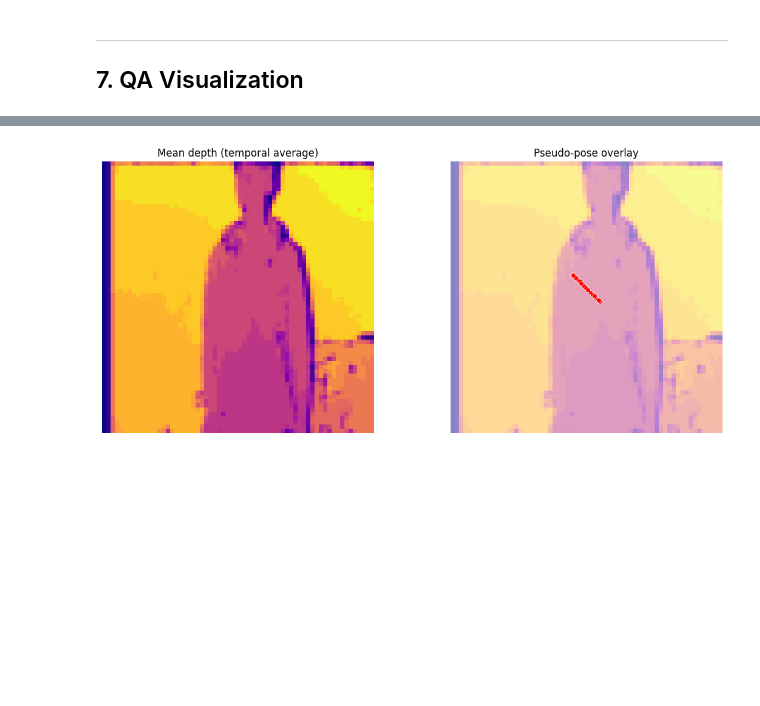
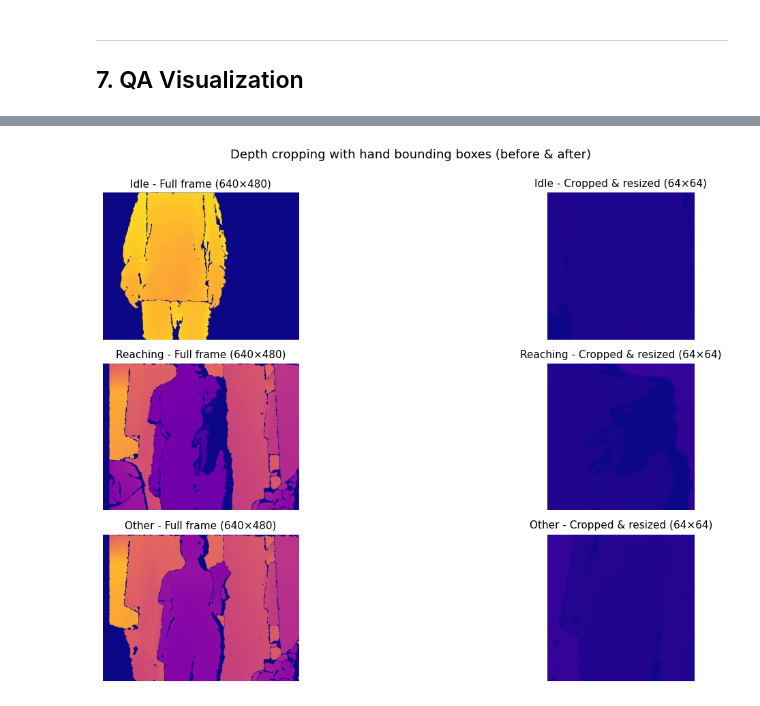
Before and after one commit to hinpak/comp4471-project, a Jupyter notebook: notebook/10_custom_data_prep.ipynb, the cells around one changed output, grey strips where cells are left out. Drawn from its saved outputs; the diff is of its cells as text; code cells hidden in the pictures; blank space fills up the shorter version.

```diff
--- a/notebook/10_custom_data_prep.ipynb
+++ b/notebook/10_custom_data_prep.ipynb
@@ -438,24 +554,30 @@ print('✓ Saved class_distribution.png')
 # Visualize sample windows from each class
 fig, axes = plt.subplots(3, 8, figsize=(16, 6))
 
-for row, (label, name) in enumerate([(0, 'Idle'), (1, 'Reaching'), (2, 'Grabbing')]):
-    # Find first window of this class
+for row, (label, name) in enumerate([(0, 'Idle'), (1, 'Reaching'), (2, 'Other')]):
+    # Find first window of this class in training set
     indices_of_class = np.where(train_labels == label)[0]
     if len(indices_of_class) > 0:
         win_idx = indices_of_class[0]
-        window = train_depth[win_idx]  # (16, 64, 64)
+        window = train_depth[win_idx]  # (T, 64, 64)
 
-        # Show 8 frames from this window
+        # Show 8 evenly-spaced frames from this window
         for col in range(8):
-            frame_idx = col * (len(window) // 8)
+            frame_idx = min(col * (len(window) // 8), len(window) - 1)
             ax = axes[row, col]
             ax.imshow(window[frame_idx], cmap='plasma', vmin=0, vmax=1)
             ax.set_title(f't={frame_idx}', fontsize=8)
             ax.axis('off')
 
-        axes[row, 0].set_ylabel(name, fontsize=10, fontweight='bold')
+        axes[row, 0].set_ylabel(name, fontsize=11, fontweight='bold')
+    else:
+        # No samples of this class
+        for col in range(8):
+            axes[row, col].text(0.5, 0.5, f'No {name} samples',
+                               ha='center', va='center', transform=axes[row, col].transAxes)
+            axes[row, col].axis('off')
 
-fig.suptitle('Sample depth windows from custom dataset (first 8 frames)', fontsize=12)
+fig.suptitle('Sample depth windows (T=16, cropped with hand bounding boxes)', fontsize=12, y=0.98)
 plt.tight_layout()
 plt.savefig(CUSTOM_PROC_DIR / 'sample_windows.png', dpi=100, bbox_inches='tight')
 plt.show()
@@ -465,42 +587,46 @@ print('✓ Saved sample_windows.png')
 ✓ Saved sample_windows.png
 # %%
-# Visualize pseudo-pose labels for a sample window
-# Compare window geometry vs pseudo-skeleton
+# Demonstrate bounding box cropping: before & after
+# Pick a few samples to show the improvement from cropping
 
-fig, axes = plt.subplots(1, 2, figsize=(12, 5))
+fig = plt.figure(figsize=(16, 8))
 
-# Show depth
-sample_window = train_depth[0]  # (16, 64, 64)
-sample_pose = train_poses[0]    # (22, 3)
+# Sample 3 clips from different classes
+for row_idx, (label, name) in enumerate([(0, 'Idle'), (1, 'Reaching'), (2, 'Other')]):
+    clip_indices = [i for i, (l, _, _) in enumerate(all_depth_sequences) if l == label]
+    if len(clip_indices) == 0:
+        continue
 
-# Depth montage
-ax = axes[0]
-depth_composite = np.mean(sample_window, axis=0)  # Average over time
-ax.imshow(depth_composite, cmap='plasma')
-ax.set_title('Mean depth (temporal average)')
-ax.axis('off')
+    clip_idx = clip_indices[0]  # Pick first clip of this class
+    label_c, clip_path_c, depth_seq_c = all_depth_sequences[clip_idx]
 
-# Pseudo-pose plot (XY plane)
-ax = axes[1]
-# Normalize pose to image coords for visualization
-pose_xy = (sample_pose[:, :2] + 0.5) * 64  # Map from [-0.5, 0.5] to [0, 64]
-pose_xy = np.clip(pose_xy, 0, 63)
+    # Pick middle frame
+    mid_frame_idx = len(depth_seq_c) // 2
+    cropped_frame = depth_seq_c[mid_frame_idx]  # (64, 64)
 
-ax.imshow(depth_composite, cmap='plasma', alpha=0.5)
-ax.scatter(pose_xy[:, 0], pose_xy[:, 1], c='red', s=30, edgecolors='white', linewidths=0.5)
-# Draw simple skeleton (wrist to palm joints)
-wrist_idx = 0
-palm_indices = [5, 9, 13, 17]
-for p_idx in palm_indices:
-    ax.plot([pose_xy[wrist_idx, 0], pose_xy[p_idx, 0]],
-            [pose_xy[wrist_idx, 1], pose_xy[p_idx, 1]],
-            'r-', linewidth=1, alpha=0.7)
-ax.set_title('Pseudo-pose overlay')
-ax.axis('off')
+    # Load original uncropped frame to show difference
+    pngs = sorted([f for f in clip_path_c.glob('*Depth*.png')])
+    if len(pngs) > mid_frame_idx:
+        uncropped = np.array(Image.open(pngs[mid_frame_idx]), dtype=np.float32)
+        uncropped_norm = np.clip(uncropped, 0, DEPTH_MAX_MM) / DEPTH_MAX_MM
+    else:
+        uncropped_norm = np.zeros((480, 640))
 
+    # Plot side by side
+    ax1 = plt.subplot(3, 2, row_idx * 2 + 1)
+    ax1.imshow(uncropped_norm, cmap='plasma')
+    ax1.set_title(f'{name} - Full frame (640×480)', fontsize=11)
+    ax1.axis('off')
+
+    ax2 = plt.subplot(3, 2, row_idx * 2 + 2)
+    ax2.imshow(cropped_frame, cmap='plasma', vmin=0, vmax=1)
+    ax2.set_title(f'{name} - Cropped & resized (64×64)', fontsize=11)
+    ax2.axis('off')
+
+fig.suptitle('Depth cropping with hand bounding boxes (before & after)', fontsize=13, y=0.995)
 plt.tight_layout()
-plt.savefig(CUSTOM_PROC_DIR / 'pseudo_pose_sample.png', dpi=100, bbox_inches='tight')
+plt.savefig(CUSTOM_PROC_DIR / 'cropping_example.png', dpi=100, bbox_inches='tight')
 plt.show()
-print('✓ Saved pseudo_pose_sample.png')
+print('✓ Saved cropping_example.png')
 # %% [output]
-[figure, old version]
+[figure, new version]
```
Also changed, not shown: parts of 12 cells of this notebook, 2 other files.
